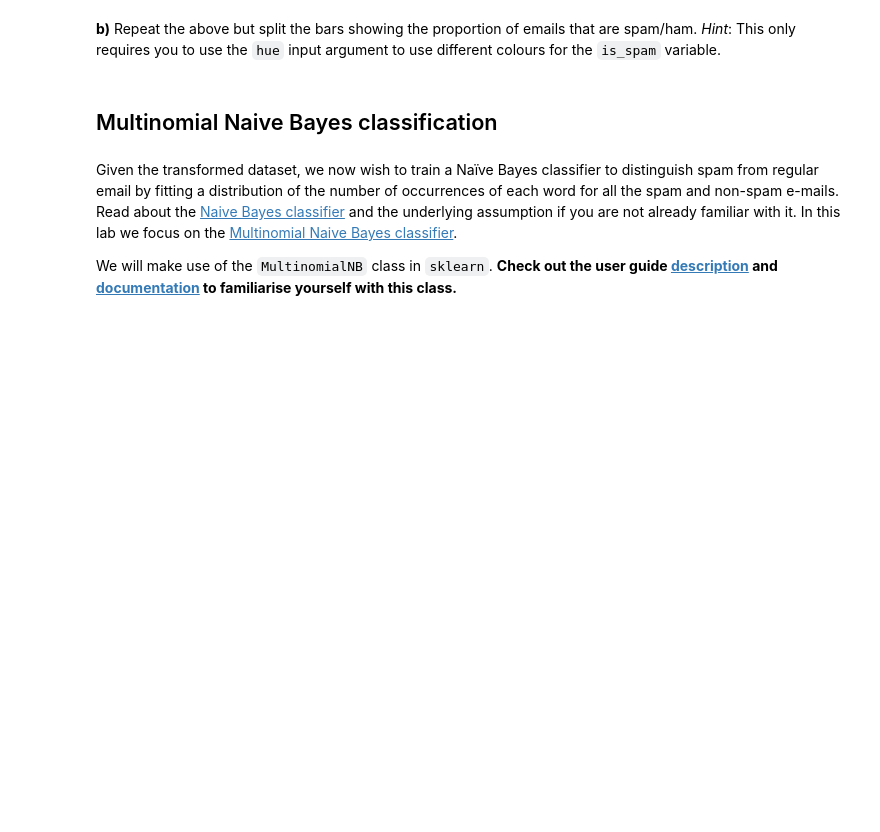
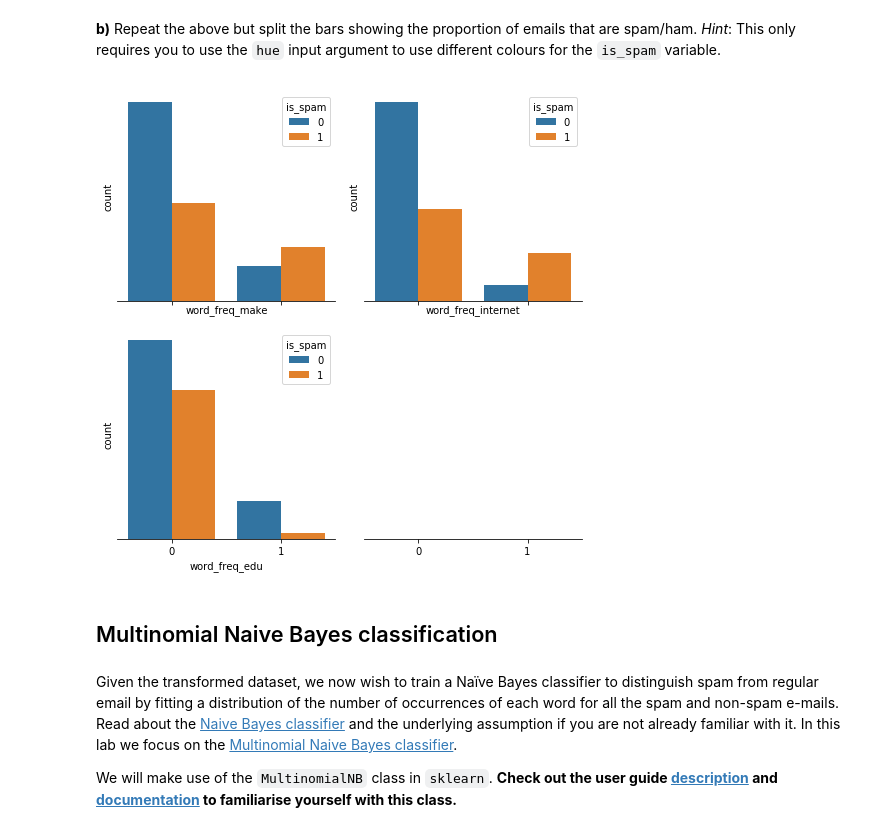
Before and after one commit to ZeroSum24/IAML2018, a Jupyter notebook: Labs/01 - Analysis and Visualisation.ipynb, the cells around one changed output. Drawn from its saved outputs; the diff is of its cells as text; code cells hidden in the pictures; blank space fills up the shorter version.

```diff
--- a/Labs/01 - Analysis and Visualisation.ipynb
+++ b/Labs/01 - Analysis and Visualisation.ipynb
@@ -176,3 +238,25 @@ Now we want to get a feeling for how the presence or absence of some specific wo
+# %%
+# Your Code goes here:
+
+labels = ['Contained', 'Non-contained']
+
+# Set up the matplotlib figure
+f, axes = plt.subplots(2, 2, figsize=(7, 7), sharex=True)
+sns.despine(left=True)
+
+# make countplot
+axM = sns.countplot(x=spambase_binary.word_freq_make, hue=spambase_binary.is_spam, data=spambase_binary, ax=axes[0, 0])
+# internet countplot
+sns.countplot(x=spambase_binary.word_freq_internet, hue=spambase_binary.is_spam, data=spambase_binary, ax=axes[0, 1])
+# edu countplot
+sns.countplot(x=spambase_binary.word_freq_edu, hue=spambase_binary.is_spam, data=spambase_binary, ax=axes[1, 0])
+
+plt.setp(axes, yticks=[])
+plt.tight_layout()
+plt.xlabel("")
+plt.show()
+# %% [output]
+[figure, added]
 # %% [markdown]
 ## Multinomial Naive Bayes classification
 # %% [markdown]
```
Also changed, not shown: parts of 25 cells of this notebook, 1 other file.
